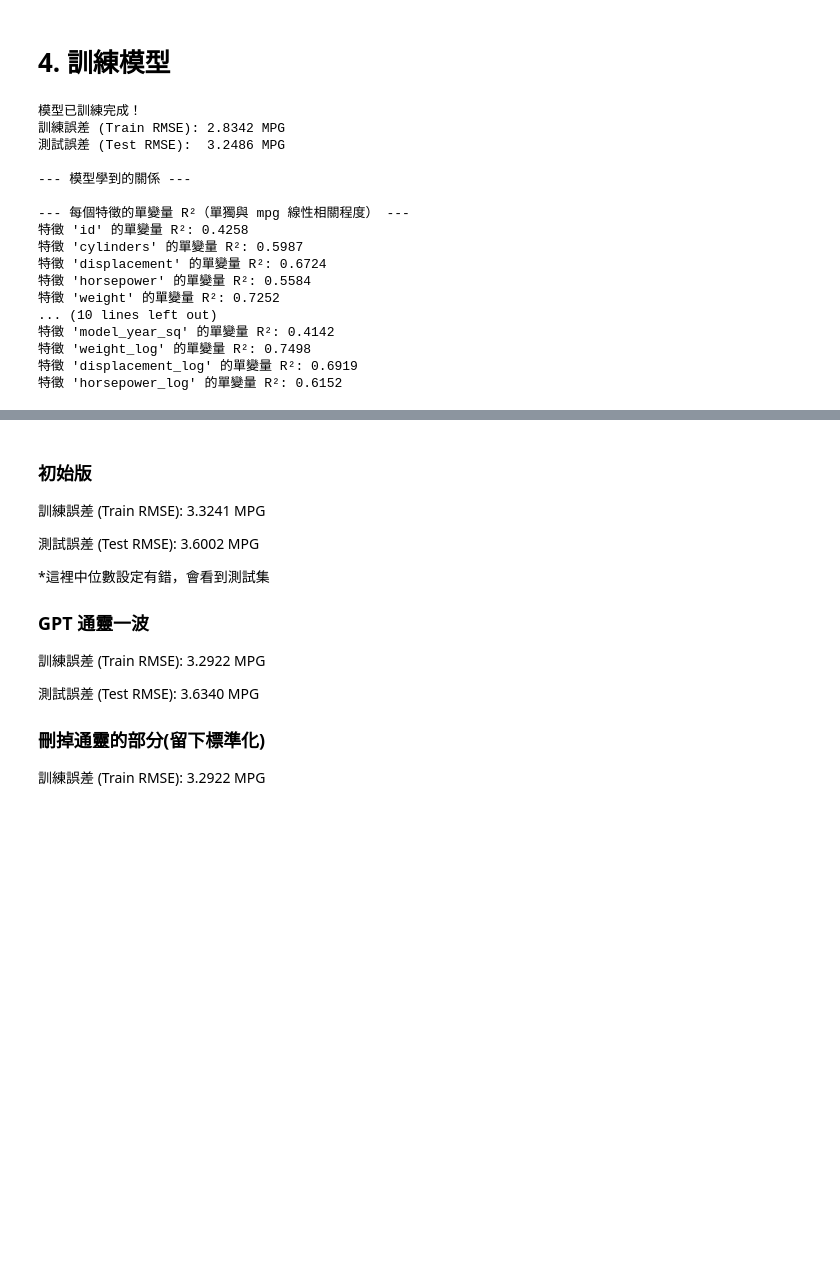
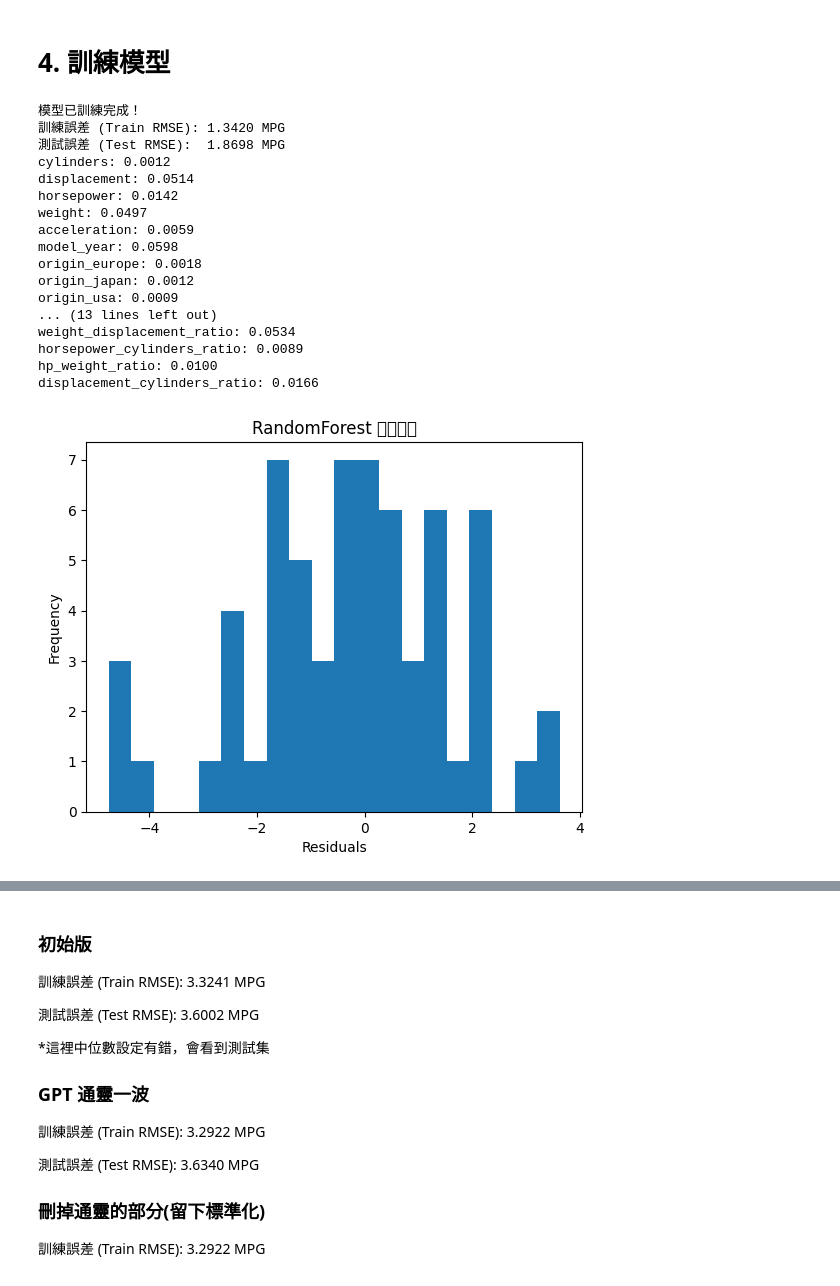
Before and after one commit to happpycorn/1141-ML-W11_MPG_Estimation, a Jupyter notebook: sample_code.ipynb, the cells around one changed output, grey strips where cells are left out. Cells and saved outputs as stored; diff of their text form; code cells hidden in the pictures; blank space fills up the shorter version.

```diff
--- a/sample_code.ipynb
+++ b/sample_code.ipynb
@@ -47,12 +54,15 @@ def preprocess(df : pd.DataFrame, test=False) -> tuple[pd.DataFrame, pd.DataFram
 
     df_final['hp_weight'] = df_final['horsepower'] * df_final['weight']
     df_final['displacement_cylinders'] = df_final['displacement'] * df_final['cylinders']
+    df_final['hp_displacement'] = df_final['horsepower'] * df_final['displacement']
+    df_final['weight_acceleration'] = df_final['weight'] * df_final['acceleration']
 
-    features = [col for col in df_final.columns if col != 'mpg']
+    df_final['weight_displacement_ratio'] = df_final['weight'] / (df_final['displacement'] + 1)
+    df_final['horsepower_cylinders_ratio'] = df_final['horsepower'] / (df_final['cylinders'] + 1)
+    df_final['hp_weight_ratio'] = df_final['horsepower'] / (df_final['weight'] + 1)
+    df_final['displacement_cylinders_ratio'] = df_final['displacement'] / (df_final['cylinders'] + 1)
 
-    X = df_final.drop(columns=['mpg', 'name'], errors='ignore')
-
-    print(X.dtypes)
+    X = df_final.drop(columns=['mpg', 'name', 'id'], errors='ignore')
 
     if not test: X[filled_features] = scaler.fit_transform(X[filled_features])
     else: X[filled_features] = scaler.transform(X[filled_features])
@@ -117,56 +109,83 @@ dtype: object
 # 4. 訓練模型
 # %%
 # 分割訓練集與測試集 (用於本地評估模型好壞)
-X_train, X_test, y_train, y_test = train_test_split(X, Y, test_size=0.2, random_state=42)
+X_train, X_test, y_train, y_test = train_test_split(X, Y, test_size=0.2, random_state=7)
 
 # 建立並訓練模型
-model = Ridge(alpha=1.0)
+model = RandomForestRegressor(
+    n_estimators=777,
+    max_depth=7,
+    min_samples_leaf=1,
+    random_state=77
+)
 model.fit(X_train, y_train)
 
 # 進行預測與評估
 train_predictions = model.predict(X_train)
 test_predictions = model.predict(X_test)
 train_rmse = np.sqrt(mean_squared_error(y_train, train_predictions))
 test_rmse = np.sqrt(mean_squared_error(y_test, test_predictions))
 
 print("模型已訓練完成！")
 print(f"訓練誤差 (Train RMSE): {train_rmse:.4f} MPG")
 print(f"測試誤差 (Test RMSE):  {test_rmse:.4f} MPG")
-print("\n--- 模型學到的關係 ---")
 
-# 各個特徵的權重
-all_numeric = X_train.select_dtypes('number').columns.drop('mpg', errors='ignore')
+importances = model.feature_importances_
+sorted_idx = np.argsort(importances)[::-1]
+for idx, col in enumerate(X.columns):
+    print(f"{col}: {importances[idx]:.4f}")
+
+residuals = y_test - test_predictions
+plt.hist(residuals, bins=20)
+plt.xlabel("Residuals")
+plt.ylabel("Frequency")
+plt.title("RandomForest 殘差分布")
+plt.show()
+
+res_skew = skew(residuals)
+print(f"Residual skewness: {res_skew:.4f}")
+
+res_kurt = kurtosis(residuals)
+print(f"Residual kurtosis: {res_kurt:.4f}")
+
+# 平均殘差
+print("Mean residual:", residuals.mean())
+# print("\n--- 模型學到的關係 ---")
+
+# # 各個特徵的權重
+# all_numeric = X_train.select_dtypes('number').columns.drop('mpg', errors='ignore')
 
 # # 最終特徵
 # features = list(all_numeric)
 # for feature, coef in zip(features, model.coef_):
 #     print(f"特徵 '{feature}' 的權重: {coef:.4f}")
 
 # print("\n--- 每個特徵的單變量 R²（單獨與 mpg 線性相關程度） ---")
 
 # for feature in features:
 #     # 單特徵做線性模型
 #     single_model = LinearRegression()
 #     single_model.fit(X_train[[feature]], y_train)
 
 #     # 計算 R²
 #     r2 = single_model.score(X_test[[feature]], y_test)
 #     print(f"特徵 '{feature}' 的單變量 R²: {r2:.4f}")
 # %% [output]
 模型已訓練完成！
-訓練誤差 (Train RMSE): 2.8342 MPG
-測試誤差 (Test RMSE):  3.2486 MPG
-
---- 模型學到的關係 ---
-
---- 每個特徵的單變量 R²（單獨與 mpg 線性相關程度） ---
-特徵 'id' 的單變量 R²: 0.4258
-特徵 'cylinders' 的單變量 R²: 0.5987
-特徵 'displacement' 的單變量 R²: 0.6724
-特徵 'horsepower' 的單變量 R²: 0.5584
-特徵 'weight' 的單變量 R²: 0.7252
-... (10 lines left out)
-特徵 'model_year_sq' 的單變量 R²: 0.4142
-特徵 'weight_log' 的單變量 R²: 0.7498
-特徵 'displacement_log' 的單變量 R²: 0.6919
-特徵 'horsepower_log' 的單變量 R²: 0.6152
+訓練誤差 (Train RMSE): 1.3420 MPG
+測試誤差 (Test RMSE):  1.8698 MPG
+cylinders: 0.0012
+displacement: 0.0514
+horsepower: 0.0142
+weight: 0.0497
+acceleration: 0.0059
+model_year: 0.0598
+origin_europe: 0.0018
+origin_japan: 0.0012
+origin_usa: 0.0009
+... (13 lines left out)
+weight_displacement_ratio: 0.0534
+horsepower_cylinders_ratio: 0.0089
+hp_weight_ratio: 0.0100
+displacement_cylinders_ratio: 0.0166
+[figure, added]
```
Also changed, not shown: parts of 9 cells of this notebook.
